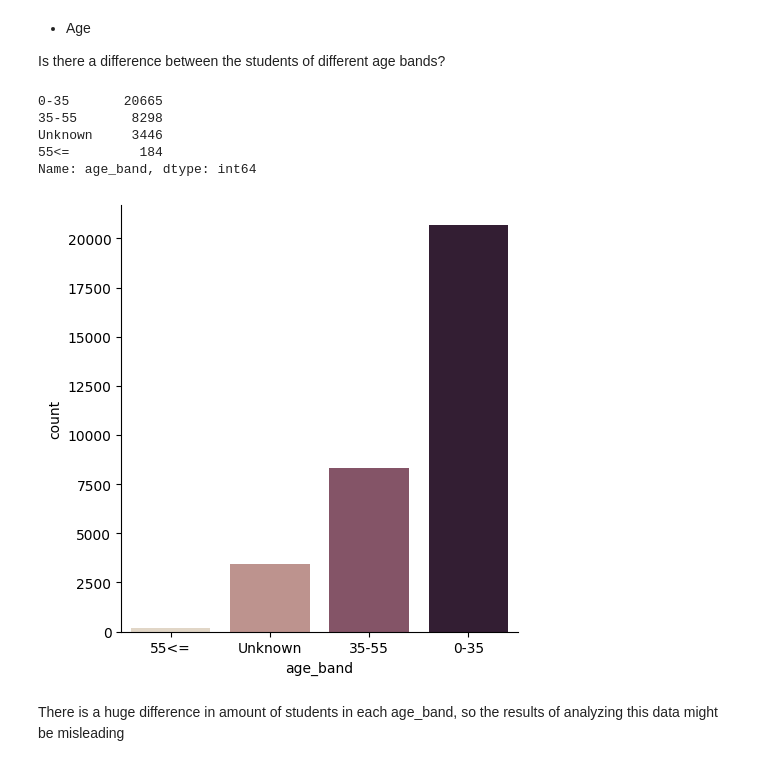
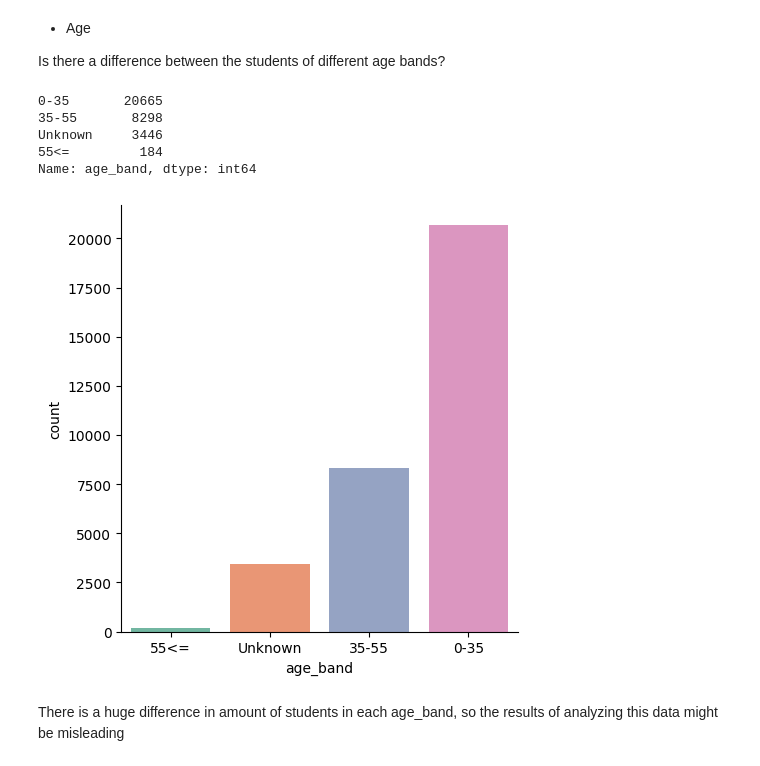
Before and after one commit to randmon/ucll_ti_data_and_ai_group_assignments, a Jupyter notebook: Assignment 2/assignment2.ipynb, the cells around one changed output. Saved outputs shown, nothing was run; the diff lists cells and outputs as text; code cells hidden in the pictures.

```diff
--- a/Assignment 2/assignment2.ipynb
+++ b/Assignment 2/assignment2.ipynb
@@ -755,14 +773,14 @@ Is there a difference between the students of different age bands?
 # %%
 # look at student age distribution
 print(student_info_df['age_band'].value_counts())
-sns.catplot(x="age_band", kind="count", data=student_info_df, palette="ch:.25");
+sns.catplot(x="age_band", kind="count", data=student_info_df, palette="Set2");
 # %% [output]
 0-35       20665
 35-55       8298
 Unknown     3446
 55<=         184
 Name: age_band, dtype: int64
-[figure, old version]
+[figure, new version]
 # %% [markdown]
 There is a huge difference in amount of students in each age_band, so the results of analyzing this data might be misleading
 # %%
```
Also changed, not shown: parts of 12 cells of this notebook.
